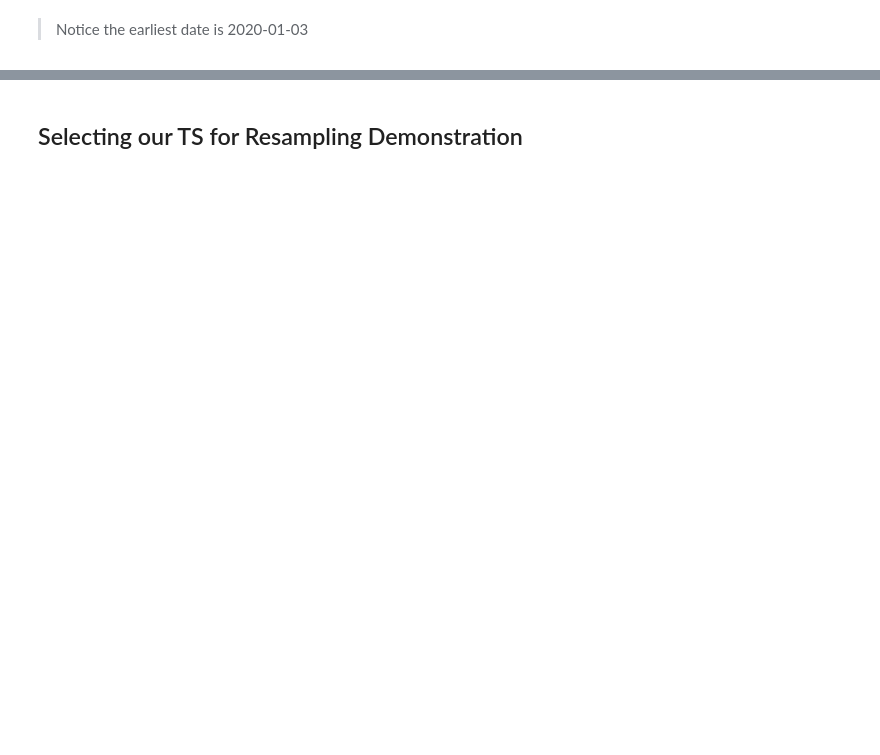
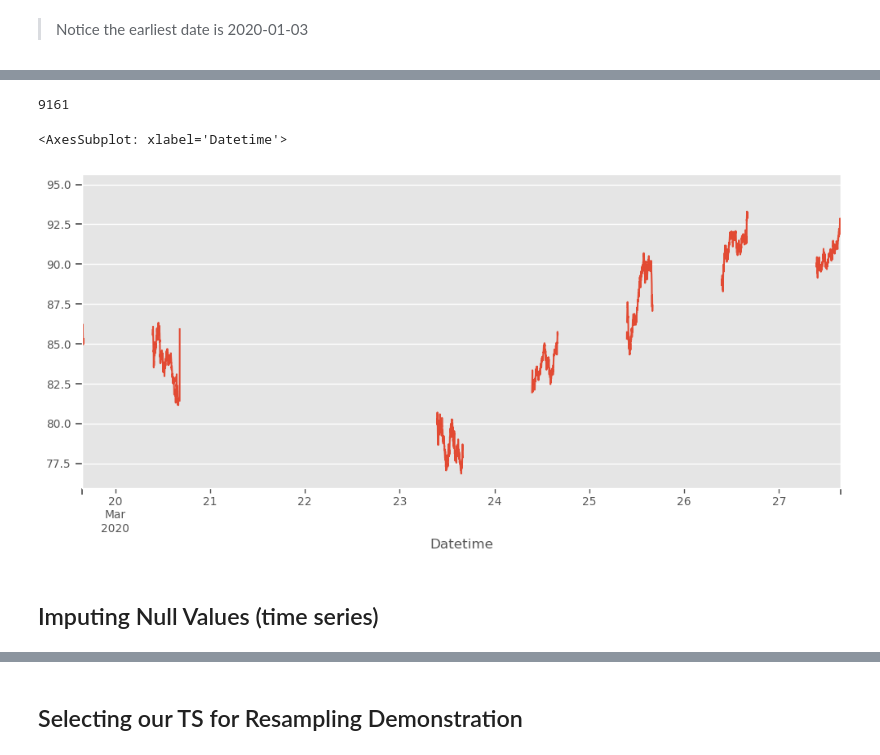
Before and after one commit to tschelli/data-viz-wk18-time-series-codealongs, a Jupyter notebook: Wk18-Lecture01-CodeAlong_v2.ipynb, the cells around one changed output, grey strips where cells are left out. Drawn from its saved outputs; the diff is of its cells as text; code cells hidden in the pictures; blank space fills up the shorter version.

```diff
--- a/Wk18-Lecture01-CodeAlong_v2.ipynb
+++ b/Wk18-Lecture01-CodeAlong_v2.ipynb
@@ -415,0 +710,3 @@ crypto_unstacked.plot();
+# %%
+ts_min = eda_ts.resample("Min").asfreq()
+ts_min
@@ -415,0 +742,11 @@ crypto_unstacked.plot();
+# %%
+ts_min.isna().sum()
+# %% [output]
+9161
+# %%
+ts_min.plot()
+# %% [output]
+<AxesSubplot: xlabel='Datetime'>
+[figure, added]
+# %% [markdown]
+## Imputing Null Values (time series)
```
Also changed, not shown: parts of 153 cells of this notebook.
